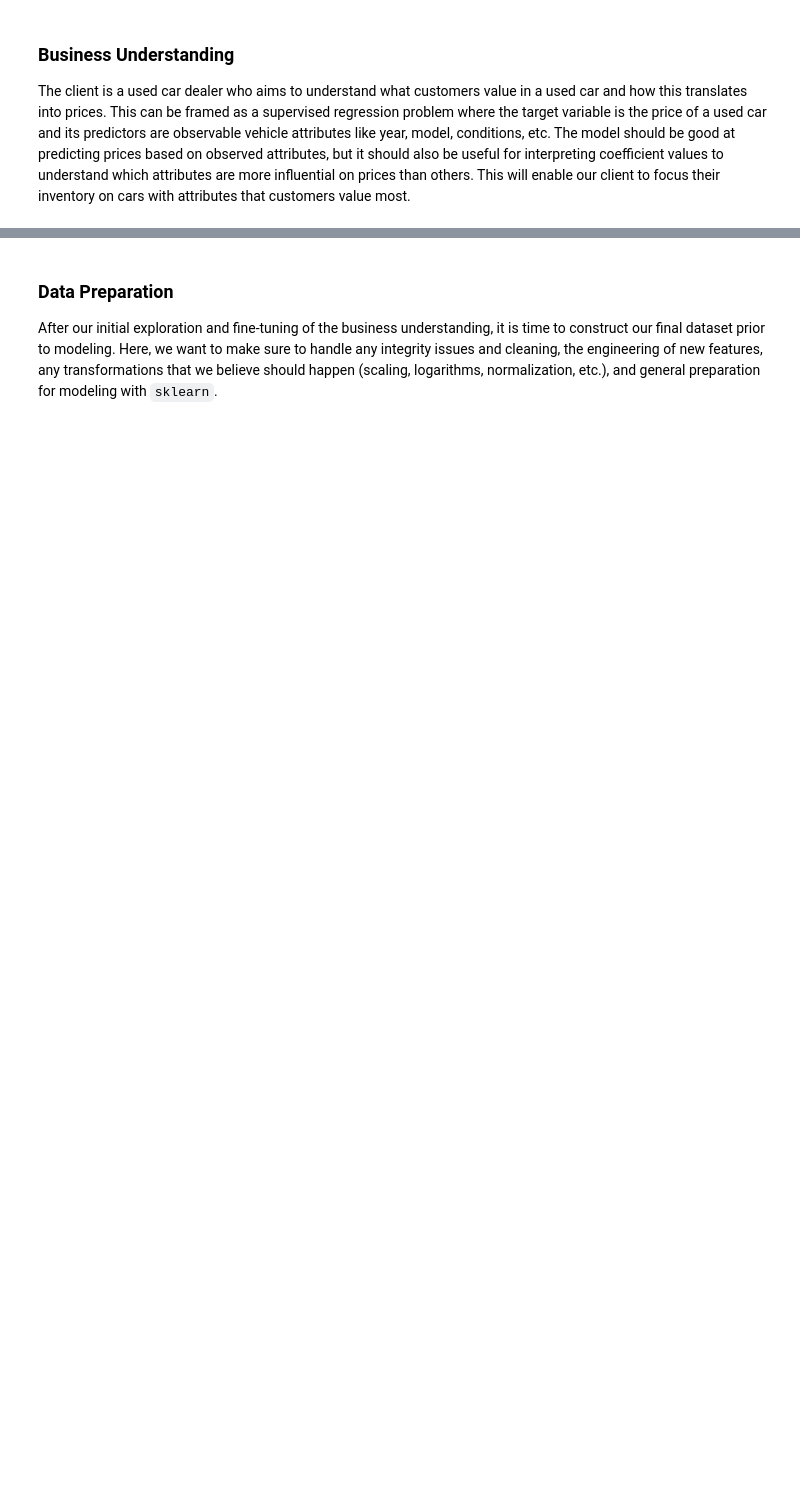
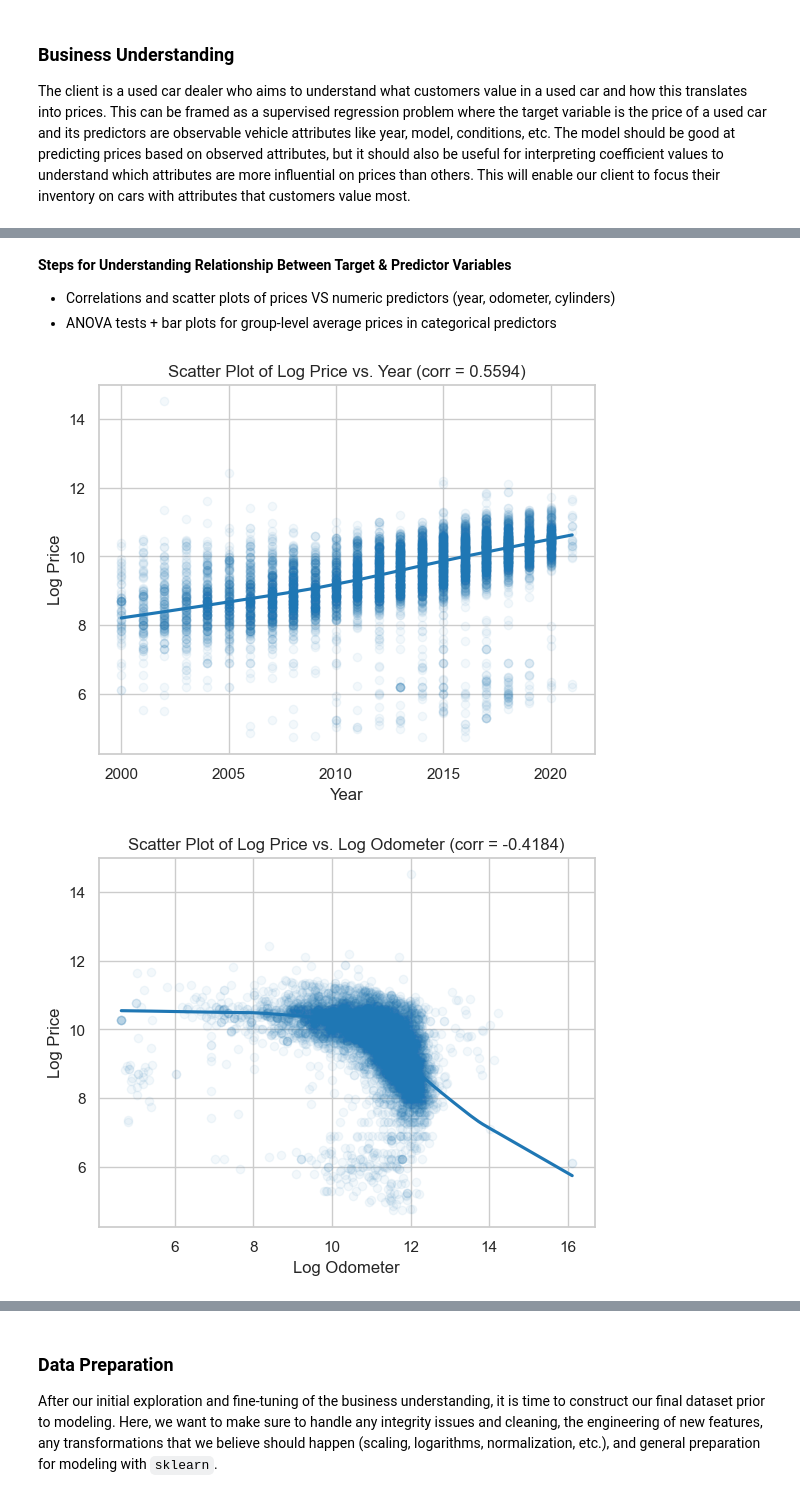
Before and after one commit to rosschu/placeholder2, a Jupyter notebook: usedcars.ipynb, the cells around one changed output, grey strips where cells are left out. Cells and saved outputs as stored; diff of their text form; code cells hidden in the pictures; blank space fills up the shorter version.

```diff
--- a/usedcars.ipynb
+++ b/usedcars.ipynb
@@ -262,0 +243,28 @@ Name: count, dtype: int64
+# %% [markdown]
+**Steps for Understanding Relationship Between Target & Predictor Variables**
+- Correlations and scatter plots of prices VS numeric predictors (year, odometer, cylinders)
+- ANOVA tests + bar plots for group-level average prices in categorical predictors
+# %%
+# Scatter plots of log price vs. numeric predictors (with lowess fit)
+    # Higher price for more recent cars
+    # Price falls with odometer, but only beyond a certain point
+sample = df.sample(10000).reset_index(drop=True)
+
+for col in numeric_cols:
+
+    if col == 'odometer':
+        col = 'log_odometer'
+
+    valid = sample[col].notnull() & sample['log_price'].notnull() & (sample['price'] > 100) & (sample['odometer'] > 100) & (sample['year'] >= 2000)
+    corr = np.corrcoef(sample[col][valid], sample['log_price'][valid])[0,1]
+    xlab = col.replace('_', ' ').title()
+    sns.regplot(data=sample[valid], x=col, y='log_price', scatter_kws=dict(alpha=0.05), lowess=True)
+    plt.xlabel(xlab)
+    plt.ylabel('Log Price')
+    plt.title(f'Scatter Plot of Log Price vs. {xlab} (corr = {corr:.4f})')
+    plt.show()
+    plt.savefig(f'images/scatter_{col}.png')
+    plt.close()
+# %% [output]
+[figure, added]
+[figure, added]
```
Also changed, not shown: parts of 30 cells of this notebook, 31 other files.
